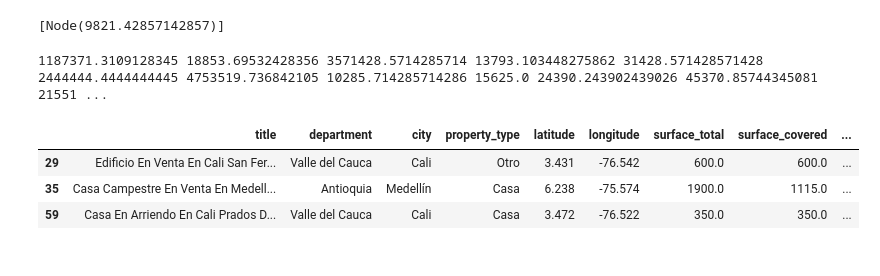
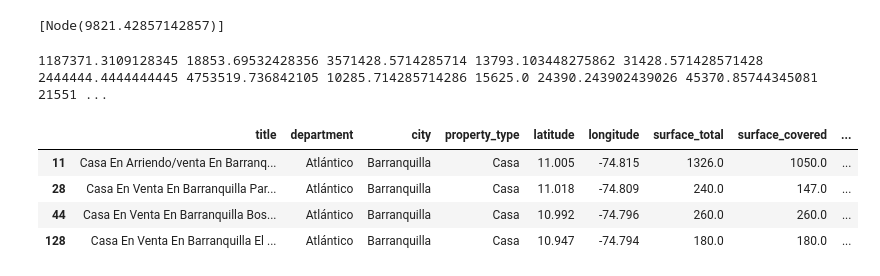
Before and after one commit to wilsone24/Laboratorio1-EDDII, a Jupyter notebook: Laboratorio_EDDII.ipynb, the cells around one changed output. Saved outputs shown, nothing was run; the diff lists cells and outputs as text; code cells hidden in the pictures.

```diff
--- a/Laboratorio_EDDII.ipynb
+++ b/Laboratorio_EDDII.ipynb
@@ -604,13 +604,14 @@ print(levels_recursive(tree.root))
 1187371.3109128345 18853.69532428356 3571428.5714285714 13793.103448275862 31428.571428571428 2444444.4444444445 4753519.736842105 10285.714285714286 15625.0 24390.243902439026 45370.85744345081 21551 ...
 # %%
 # Filtrar df
-df_filtrado = df.loc[df['bathrooms'] > 6]
+df_filtrado = df_filtrado = df.loc[(df['bedrooms'] > 3) & (df['city'] == 'Barranquilla') & (df['property_type'] == 'Casa')]
 df_filtrado
 # %% [output]
 |  | title | department | city | property_type | latitude | longitude | surface_total | surface_covered | ... |
-| 29 | Edificio En Venta En Cali San Fer... | Valle del Cauca | Cali | Otro | 3.431 | -76.542 | 600.0 | 600.0 | ... |
-| 35 | Casa Campestre En Venta En Medell... | Antioquia | Medellín | Casa | 6.238 | -75.574 | 1900.0 | 1115.0 | ... |
-| 59 | Casa En Arriendo En Cali Prados D... | Valle del Cauca | Cali | Casa | 3.472 | -76.522 | 350.0 | 350.0 | ... |
+| 11 | Casa En Arriendo/venta En Barranq... | Atlántico | Barranquilla | Casa | 11.005 | -74.815 | 1326.0 | 1050.0 | ... |
+| 28 | Casa En Venta En Barranquilla Par... | Atlántico | Barranquilla | Casa | 11.018 | -74.809 | 240.0 | 147.0 | ... |
+| 44 | Casa En Venta En Barranquilla Bos... | Atlántico | Barranquilla | Casa | 10.992 | -74.796 | 260.0 | 260.0 | ... |
+| 128 | Casa En Venta En Barranquilla El ... | Atlántico | Barranquilla | Casa | 10.947 | -74.794 | 180.0 | 180.0 | ... |
 # %%
 def main():
     # Funcion del menu principal con el que interactuará el usuario.
```
Also changed, not shown: parts of 3 cells of this notebook.
